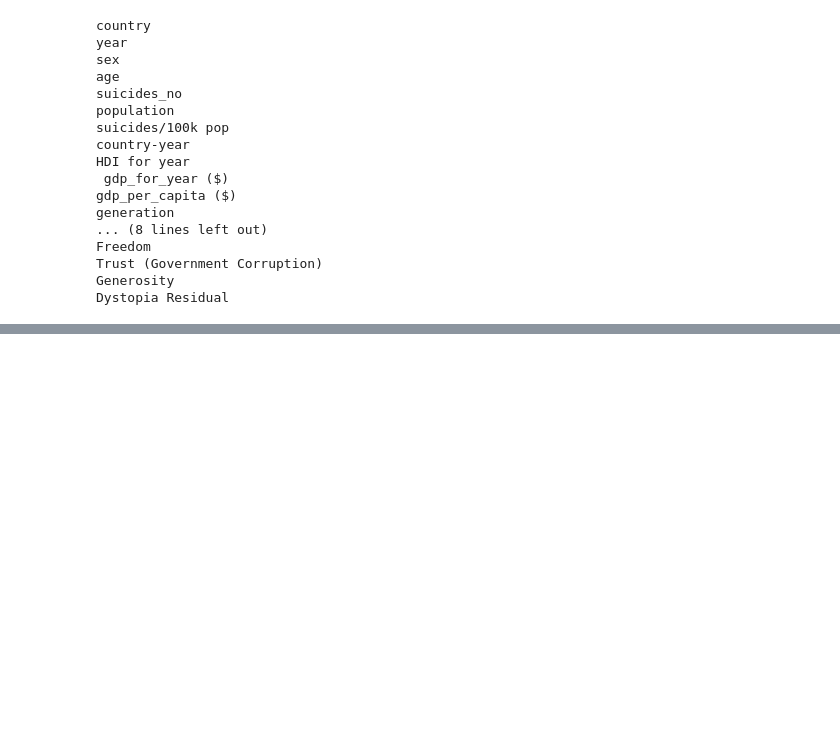
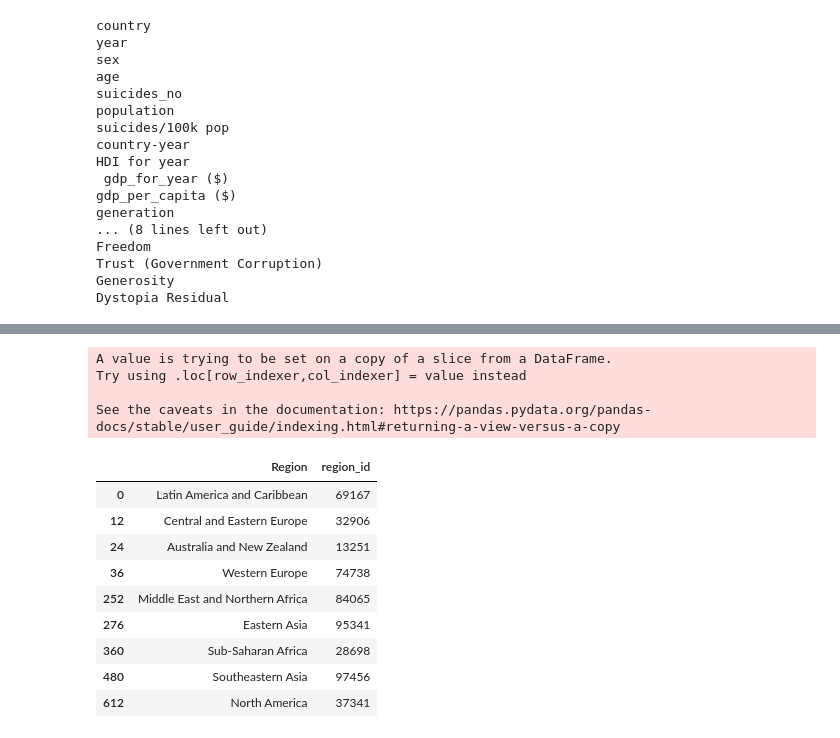
Before and after one commit to lake-walker/ETL-project, a Jupyter notebook: Untitled.ipynb, the cells around one changed output, grey strips where cells are left out. Drawn from its saved outputs; the diff is of its cells as text; code cells hidden in the pictures; blank space fills up the shorter version.

```diff
--- a/Untitled.ipynb
+++ b/Untitled.ipynb
@@ -123,0 +145,4 @@ data_2016
+# %%
+# Concat the 2015 and the 2016 data
+full_data = pd.concat([data_2015, data_2016])
+full_data.dtypes
@@ -123,0 +249,25 @@ data_2016
+# %%
+# Create ids for region
+region_df = full_data['Region']
+region_df = pd.DataFrame(region_df)
+# Drop duplicates
+clean_region = region_df.drop_duplicates()
+# Generate ids
+region_ids  = np.random.randint(low=9999, high=99000, size = len(clean_region['Region']))
+clean_region['region_id'] = region_ids
+clean_region
+# %% [output]
+A value is trying to be set on a copy of a slice from a DataFrame.
+Try using .loc[row_indexer,col_indexer] = value instead
+
+See the caveats in the documentation: https://pandas.pydata.org/pandas-docs/stable/user_guide/indexing.html#returning-a-view-versus-a-copy
+|  | Region | region_id |
+| 0 | Latin America and Caribbean | 69167 |
+| 12 | Central and Eastern Europe | 32906 |
+| 24 | Australia and New Zealand | 13251 |
+| 36 | Western Europe | 74738 |
+| 252 | Middle East and Northern Africa | 84065 |
+| 276 | Eastern Asia | 95341 |
+| 360 | Sub-Saharan Africa | 28698 |
+| 480 | Southeastern Asia | 97456 |
+| 612 | North America | 37341 |
```
Also changed, not shown: parts of 8 cells of this notebook.
